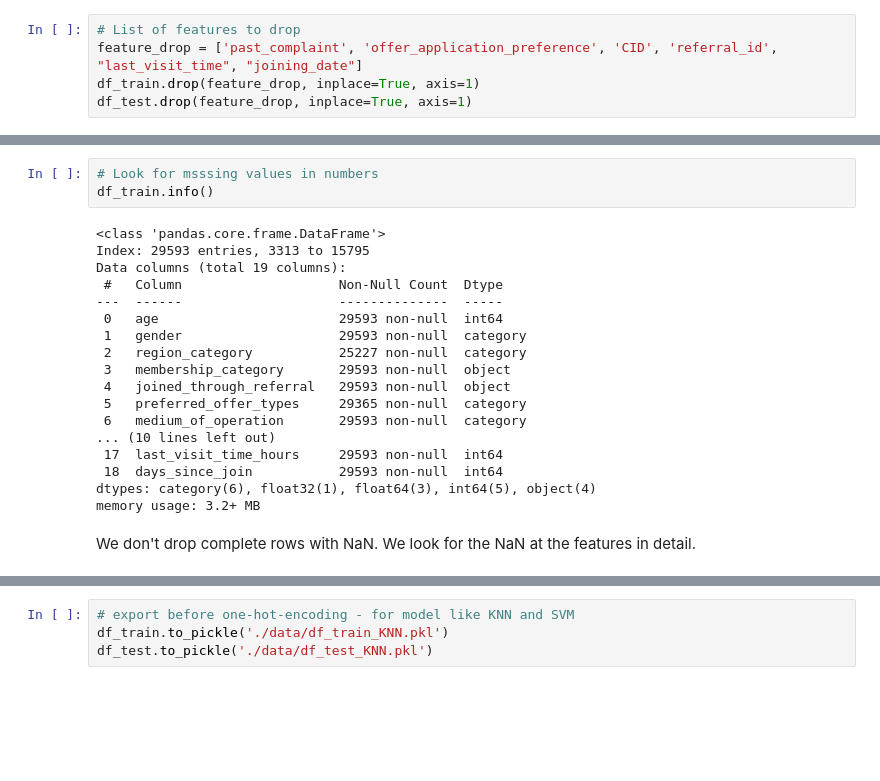
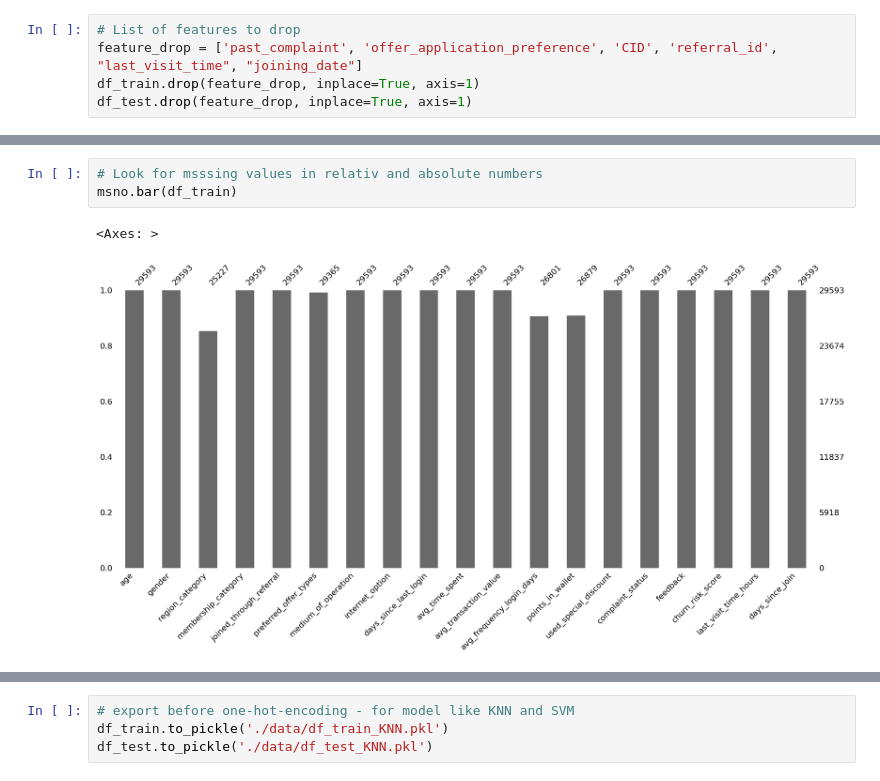
Before and after one commit to forster-j/churn-prediction, a Jupyter notebook: 04_data_cleaning_feature.ipynb, the cells around one changed output, grey strips where cells are left out. Drawn from its saved outputs; the diff is of its cells as text; blank space fills up the shorter version.

```diff
--- a/04_data_cleaning_feature.ipynb
+++ b/04_data_cleaning_feature.ipynb
@@ -71,23 +91,6 @@ msno.matrix(df_train)
 # %%
-# Look for msssing values in numbers
-df_train.info()
+# Look for msssing values in relativ and absolute numbers
+msno.bar(df_train)
 # %% [output]
-<class 'pandas.core.frame.DataFrame'>
-Index: 29593 entries, 3313 to 15795
-Data columns (total 19 columns):
- #   Column                    Non-Null Count  Dtype
----  ------                    --------------  -----
- 0   age                       29593 non-null  int64
- 1   gender                    29593 non-null  category
- 2   region_category           25227 non-null  category
- 3   membership_category       29593 non-null  object
- 4   joined_through_referral   29593 non-null  object
- 5   preferred_offer_types     29365 non-null  category
- 6   medium_of_operation       29593 non-null  category
-... (10 lines left out)
- 17  last_visit_time_hours     29593 non-null  int64
- 18  days_since_join           29593 non-null  int64
-dtypes: category(6), float32(1), float64(3), int64(5), object(4)
-memory usage: 3.2+ MB
+<Axes: >
+[figure, added]
-# %% [markdown]
-We don't drop complete rows with NaN. We look for the NaN at the features in detail.
```
Also changed, not shown: parts of 36 cells of this notebook, 3 other files.
